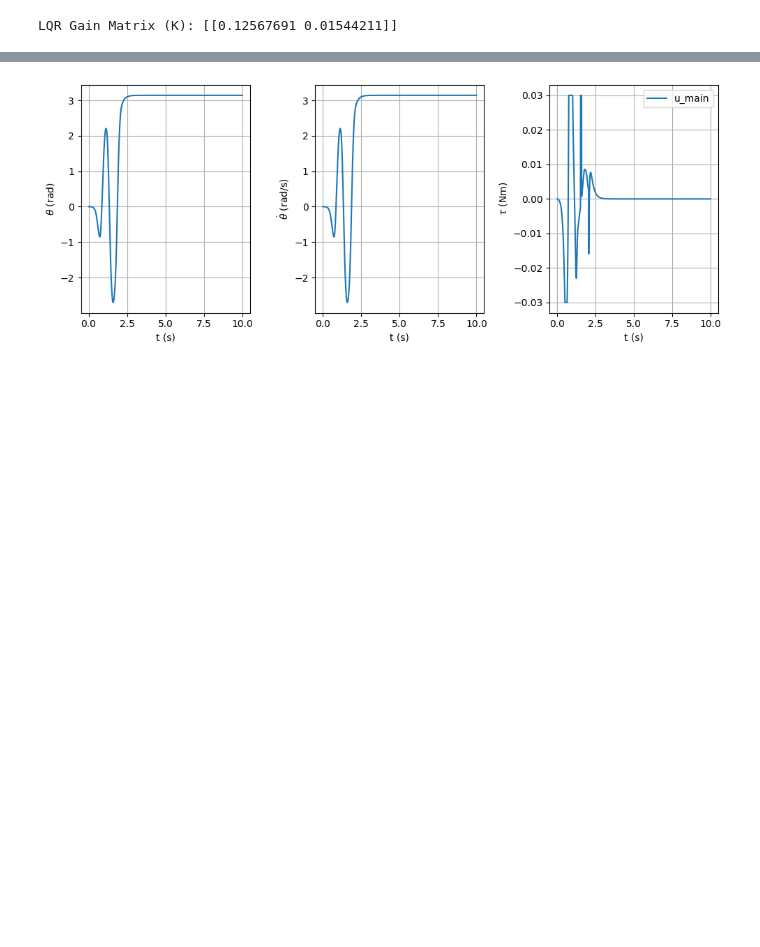
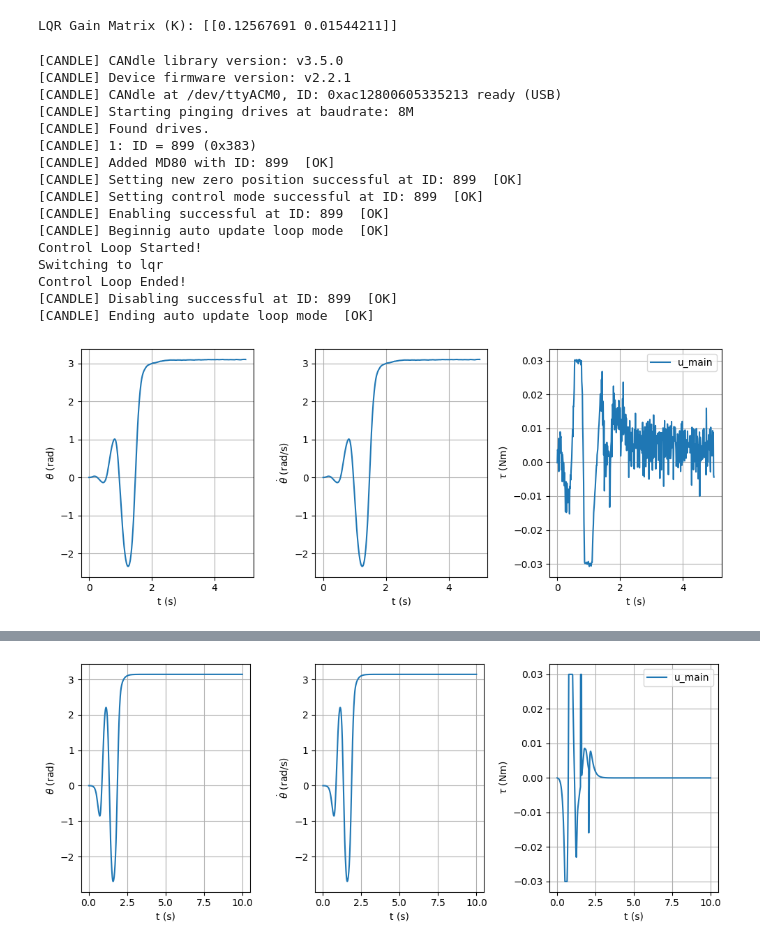
Before and after one commit to air-course/tutorial11, a Jupyter notebook: teacher-pt1-lqr.ipynb, the cells around one changed output, grey strips where cells are left out. Cells and saved outputs as stored; diff of their text form; code cells hidden in the pictures; blank space fills up the shorter version.

```diff
--- a/teacher-pt1-lqr.ipynb
+++ b/teacher-pt1-lqr.ipynb
@@ -660,6 +662,30 @@ rho, M = najafi_based_sampling(pendulum, lqr_controller, n=1000)[0:2]
 es_lqr_controller.set_RoA(M, rho)
 # %% [output]
 LQR Gain Matrix (K): [[0.12567691 0.01544211]]
+# %%
+tf = 5 # Final time (s)
+dt = 0.01 # Time step (s)
+Treal_es_lqr, Xreal_es_lqr, Ureal_es_lqr, Ureal_es_lqr_des = pendulum.run_on_hardware_phys(tf, dt, controller=es_lqr_controller)
+
+plot_timeseries(Treal_es_lqr, Xreal_es_lqr, Ureal_es_lqr)
+# %% [output]
+[CANDLE] CANdle library version: v3.5.0
+[CANDLE] Device firmware version: v2.2.1
+[CANDLE] CANdle at /dev/ttyACM0, ID: 0xac12800605335213 ready (USB)
+[CANDLE] Starting pinging drives at baudrate: 8M
+[CANDLE] Found drives.
+[CANDLE] 1: ID = 899 (0x383)
+[CANDLE] Added MD80 with ID: 899  [OK]
+[CANDLE] Setting new zero position successful at ID: 899  [OK]
+[CANDLE] Setting control mode successful at ID: 899  [OK]
+[CANDLE] Enabling successful at ID: 899  [OK]
+[CANDLE] Beginnig auto update loop mode  [OK]
+Control Loop Started!
+Switching to lqr
+Control Loop Ended!
+[CANDLE] Disabling successful at ID: 899  [OK]
+[CANDLE] Ending auto update loop mode  [OK]
+[figure, added]
 # %%
 %%capture
 T, X, U, anim = pendulum.simulate_and_animate(
```
Also changed, not shown: parts of 3 cells of this notebook, 4 other files.
